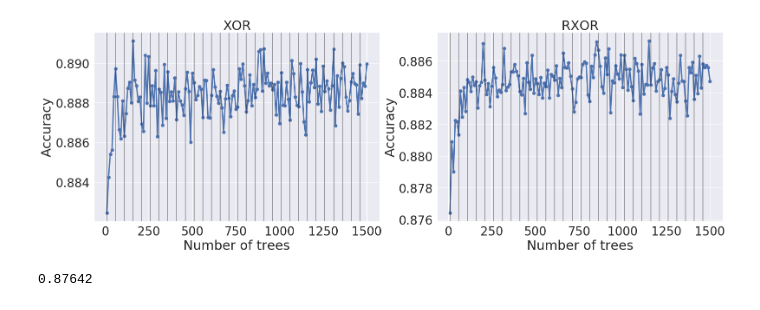
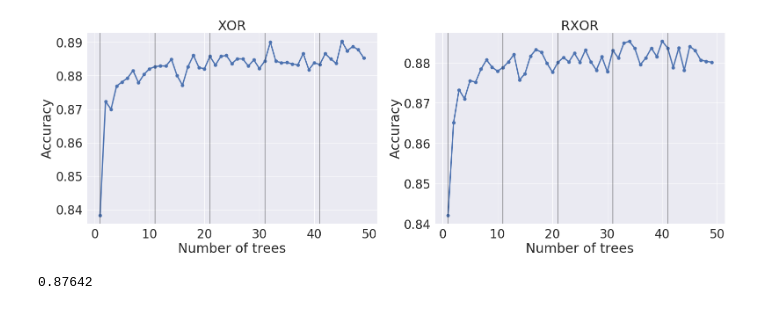
Before and after one commit to neurodata/lifelong_learner, a Jupyter notebook: lifelong_learner/notebooks/xor_rxor_exp.ipynb, the cells around one changed output. Cells and saved outputs as stored; diff of their text form; code cells hidden in the pictures.

```diff
--- a/lifelong_learner/notebooks/xor_rxor_exp.ipynb
+++ b/lifelong_learner/notebooks/xor_rxor_exp.ipynb
@@ -330,5 +459,5 @@ with open('../result/control_nxor.pickle','wb') as f:
 # %%
-n_trees = np.arange(10,1510,10)
+n_trees = np.arange(1,50,1)
 
 tmp1 = unpickle('../result/control_xor.pickle')
 tmp2 = unpickle('../result/control_nxor.pickle')
@@ -342,30 +471,30 @@ for i in range(len(n_trees)):
 # %%
 sns.set()
 
 fig, ax = plt.subplots(1,2, figsize=(26,8))
 ax[0].plot(n_trees, err1, marker='.', markersize=14, linewidth=3)
 ax[1].plot(n_trees, err2, marker='.', markersize=14, linewidth=3)
 
 ax[0].set_title('XOR',fontsize=30)
 ax[0].set_xlabel('Accuracy')
 ax[0].set_ylabel('Accuracy', fontsize=30)
 ax[0].set_xlabel('Number of trees', fontsize=30)
 ax[0].tick_params(labelsize=27.5)
 #ax.set_xticks(rotation=90)
 
 ax[1].set_title('RXOR',fontsize=30)
 ax[1].set_xlabel('Accuracy')
 ax[1].set_ylabel('Accuracy', fontsize=30)
 ax[1].set_xlabel('Number of trees', fontsize=30)
 ax[1].tick_params(labelsize=27.5)
 
-for i in range(10,1510,50):
+for i in range(1,50,10):
     ax[0].axvline(x = i, linewidth=1.5,alpha=0.5, color='k')
     ax[1].axvline(x = i, linewidth=1.5,alpha=0.5, color='k')
 
 plt.savefig('/data/Jayanta/control_xor_rxor.png',dpi=500)
 # %% [output]
-[figure, old version]
+[figure, new version]
 # %%
 err2[0][0]
 # %% [output]
```
Also changed, not shown: parts of 6 cells of this notebook, 17 other files.
